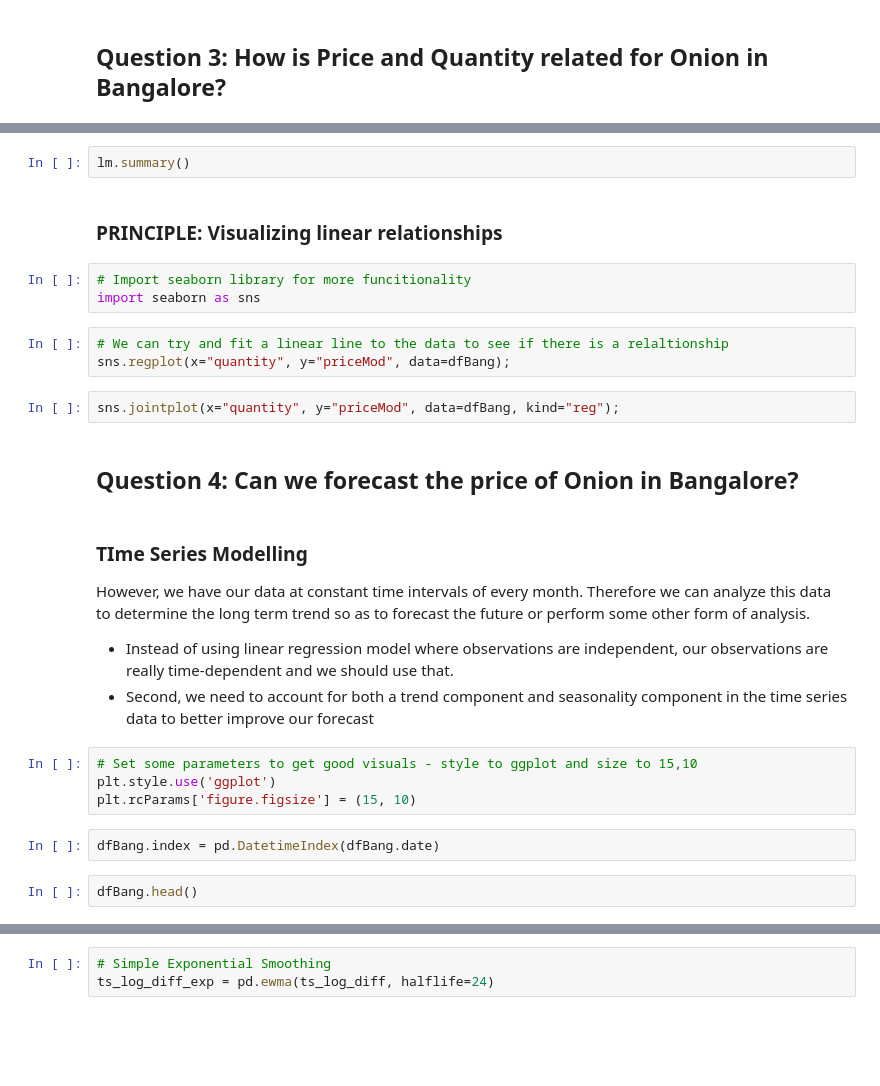
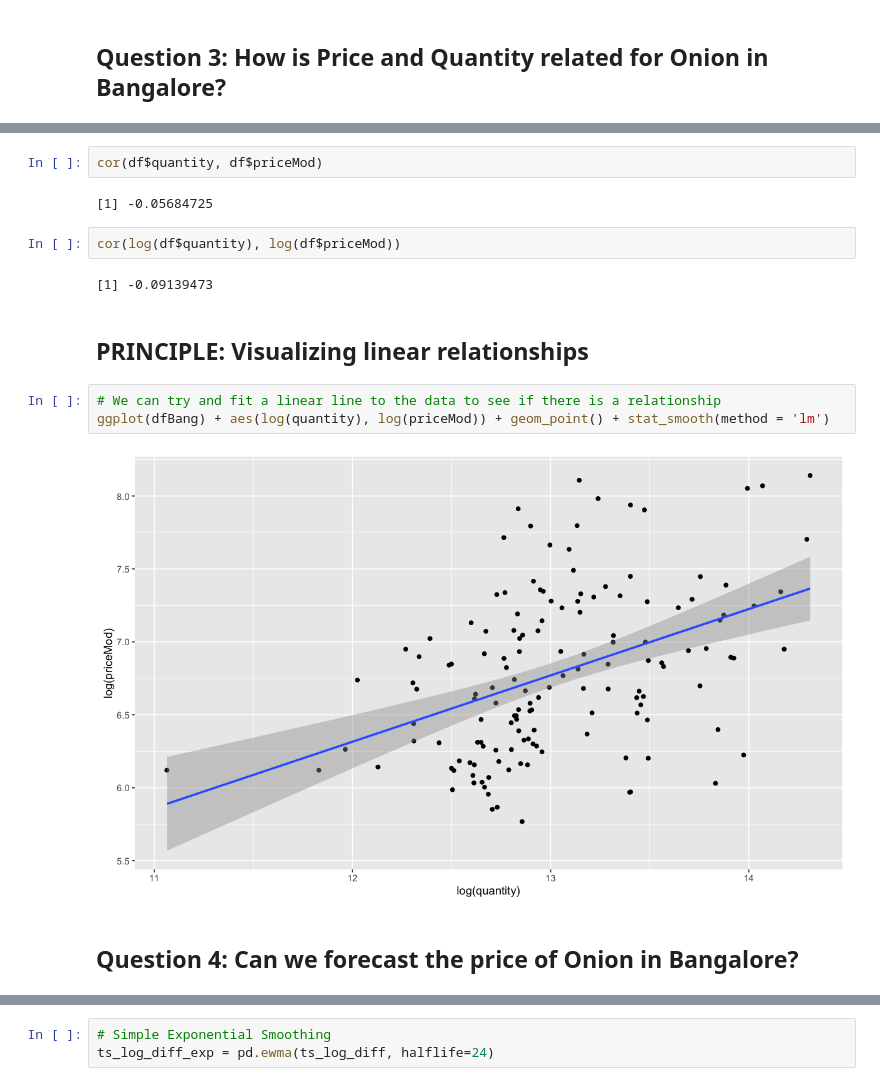
Before and after one commit to unnati-xyz/intro-R-data-science, a Jupyter notebook: onion/5-Model.ipynb, the cells around one changed output, grey strips where cells are left out. Drawn from its saved outputs; the diff is of its cells as text; blank space fills up the shorter version.

```diff
--- a/onion/5-Model.ipynb
+++ b/onion/5-Model.ipynb
@@ -62,29 +91,17 @@ lm = sm.OLS(y, x).fit()
-# %%
-lm.summary()
+# %%
+cor(df$quantity, df$priceMod)
+# %% [output]
+[1] -0.05684725
+# %%
+cor(log(df$quantity), log(df$priceMod))
+# %% [output]
+[1] -0.09139473
 # %% [markdown]
-### PRINCIPLE: Visualizing linear relationships
+## PRINCIPLE: Visualizing linear relationships
-# %%
-# Import seaborn library for more funcitionality
-import seaborn as sns
 # %%
-# We can try and fit a linear line to the data to see if there is a relaltionship
-sns.regplot(x="quantity", y="priceMod", data=dfBang);
+# We can try and fit a linear line to the data to see if there is a relationship
+ggplot(dfBang) + aes(log(quantity), log(priceMod)) + geom_point() + stat_smooth(method = 'lm')
+# %% [output]
+[figure, added]
-# %%
-sns.jointplot(x="quantity", y="priceMod", data=dfBang, kind="reg");
 # %% [markdown]
 ## Question 4: Can we forecast the price of Onion in Bangalore?
-# %% [markdown]
-### TIme Series Modelling
-
-However, we have our data at constant time intervals of every month. Therefore we can analyze this data  to determine the long term trend so as to forecast the future or perform some other form of analysis.
-
-- Instead of using linear regression model where observations are independent, our observations are really time-dependent and we should use that.
-- Second, we need to account for both a trend component and seasonality component in the time series data to better improve our forecast
-# %%
-# Set some parameters to get good visuals - style to ggplot and size to 15,10
-plt.style.use('ggplot')
-plt.rcParams['figure.figsize'] = (15, 10)
-# %%
-dfBang.index = pd.DatetimeIndex(dfBang.date)
-# %%
-dfBang.head()
```
Also changed, not shown: parts of 53 cells of this notebook, 3 other files.
